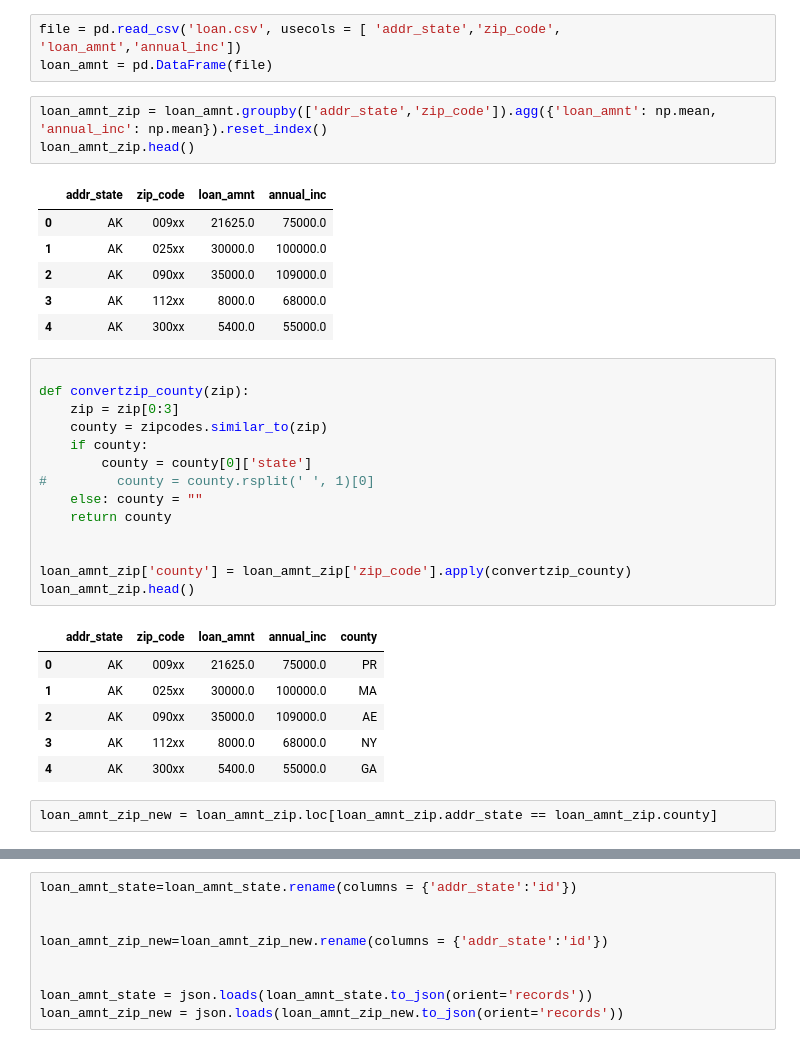
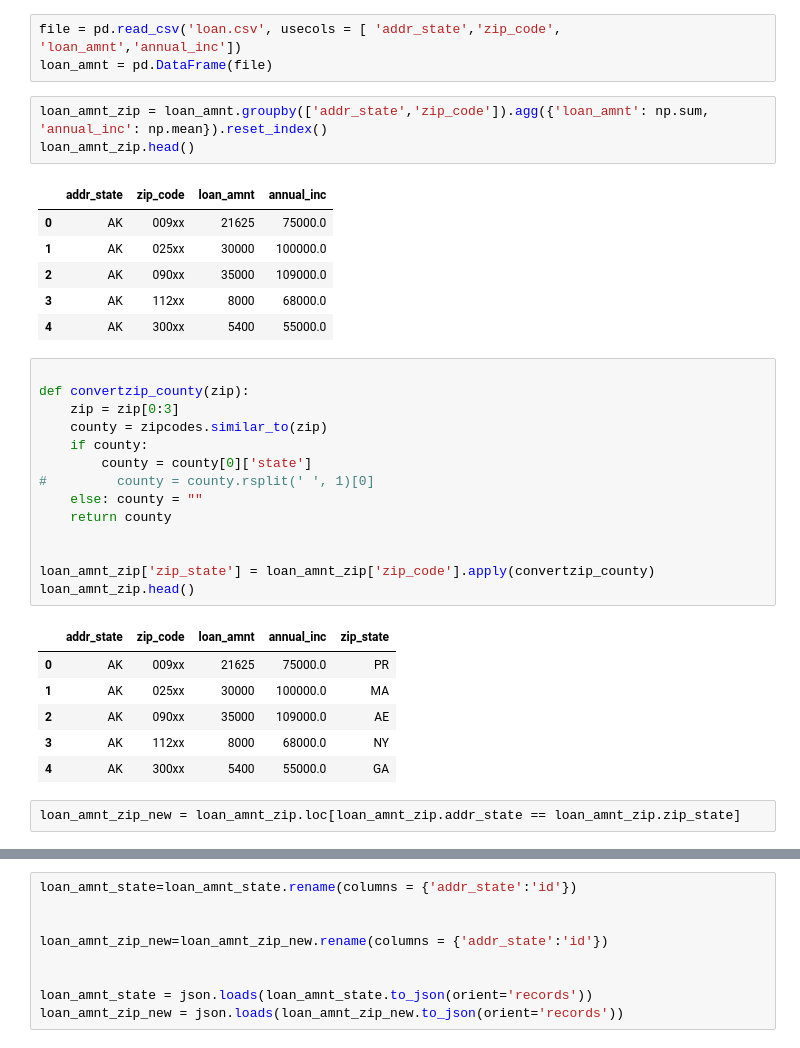
Before and after one commit to ycc1107/EDAV, a Jupyter notebook: term/load_data_geo.ipynb, the cells around one changed output, grey strips where cells are left out. Cells and saved outputs as stored; diff of their text form.

```diff
--- a/term/load_data_geo.ipynb
+++ b/term/load_data_geo.ipynb
@@ -10,35 +10,35 @@ import zipcodes
 file = pd.read_csv('loan.csv', usecols = [ 'addr_state','zip_code', 'loan_amnt','annual_inc'])
 loan_amnt = pd.DataFrame(file)
 # %%
-loan_amnt_zip = loan_amnt.groupby(['addr_state','zip_code']).agg({'loan_amnt': np.mean, 'annual_inc': np.mean}).reset_index()
+loan_amnt_zip = loan_amnt.groupby(['addr_state','zip_code']).agg({'loan_amnt': np.sum, 'annual_inc': np.mean}).reset_index()
 loan_amnt_zip.head()
 # %% [output]
 |  | addr_state | zip_code | loan_amnt | annual_inc |
-| 0 | AK | 009xx | 21625.0 | 75000.0 |
-| 1 | AK | 025xx | 30000.0 | 100000.0 |
-| 2 | AK | 090xx | 35000.0 | 109000.0 |
-| 3 | AK | 112xx | 8000.0 | 68000.0 |
-| 4 | AK | 300xx | 5400.0 | 55000.0 |
+| 0 | AK | 009xx | 21625 | 75000.0 |
+| 1 | AK | 025xx | 30000 | 100000.0 |
+| 2 | AK | 090xx | 35000 | 109000.0 |
+| 3 | AK | 112xx | 8000 | 68000.0 |
+| 4 | AK | 300xx | 5400 | 55000.0 |
 # %%
 
 def convertzip_county(zip):
     zip = zip[0:3]
     county = zipcodes.similar_to(zip)
     if county:
         county = county[0]['state']
 #         county = county.rsplit(' ', 1)[0]
     else: county = ""
     return county
 
 
-loan_amnt_zip['county'] = loan_amnt_zip['zip_code'].apply(convertzip_county)
+loan_amnt_zip['zip_state'] = loan_amnt_zip['zip_code'].apply(convertzip_county)
 loan_amnt_zip.head()
 # %% [output]
-|  | addr_state | zip_code | loan_amnt | annual_inc | county |
-| 0 | AK | 009xx | 21625.0 | 75000.0 | PR |
-| 1 | AK | 025xx | 30000.0 | 100000.0 | MA |
-| 2 | AK | 090xx | 35000.0 | 109000.0 | AE |
-| 3 | AK | 112xx | 8000.0 | 68000.0 | NY |
-| 4 | AK | 300xx | 5400.0 | 55000.0 | GA |
+|  | addr_state | zip_code | loan_amnt | annual_inc | zip_state |
+| 0 | AK | 009xx | 21625 | 75000.0 | PR |
+| 1 | AK | 025xx | 30000 | 100000.0 | MA |
+| 2 | AK | 090xx | 35000 | 109000.0 | AE |
+| 3 | AK | 112xx | 8000 | 68000.0 | NY |
+| 4 | AK | 300xx | 5400 | 55000.0 | GA |
 # %%
-loan_amnt_zip_new = loan_amnt_zip.loc[loan_amnt_zip.addr_state == loan_amnt_zip.county]
+loan_amnt_zip_new = loan_amnt_zip.loc[loan_amnt_zip.addr_state == loan_amnt_zip.zip_state]
```
Also changed, not shown: parts of 12 cells of this notebook, 1 other file.
